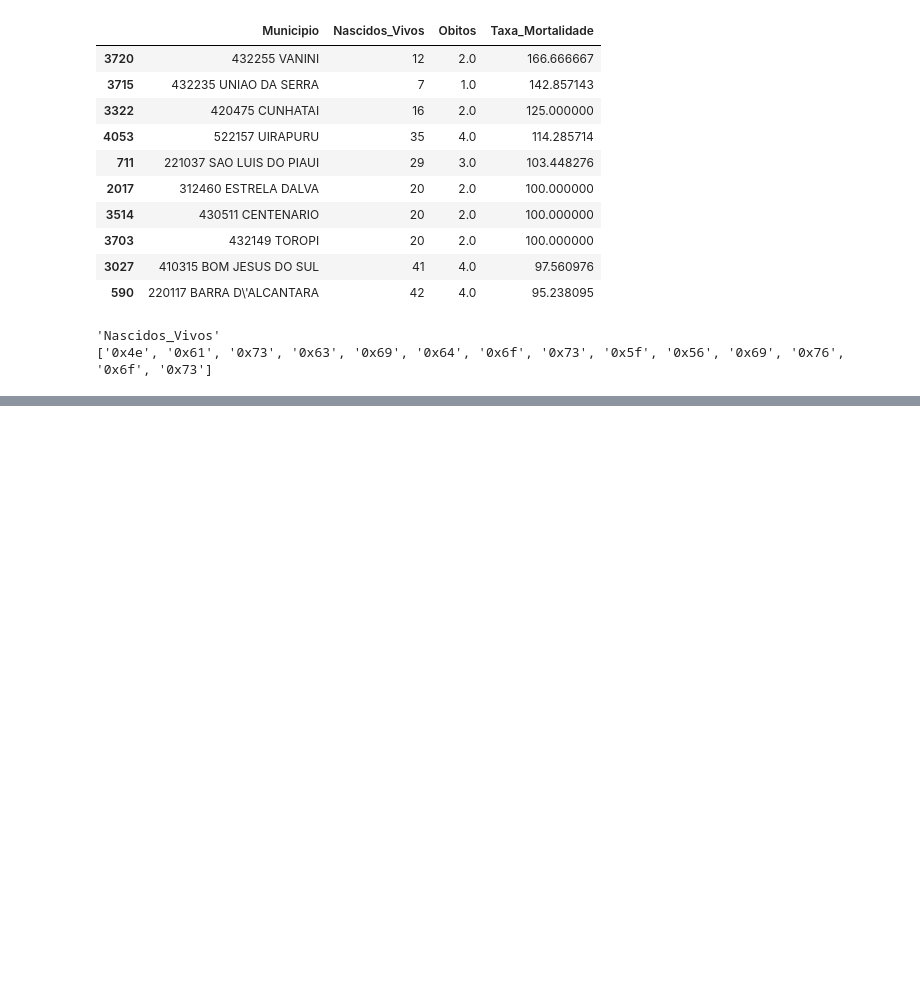
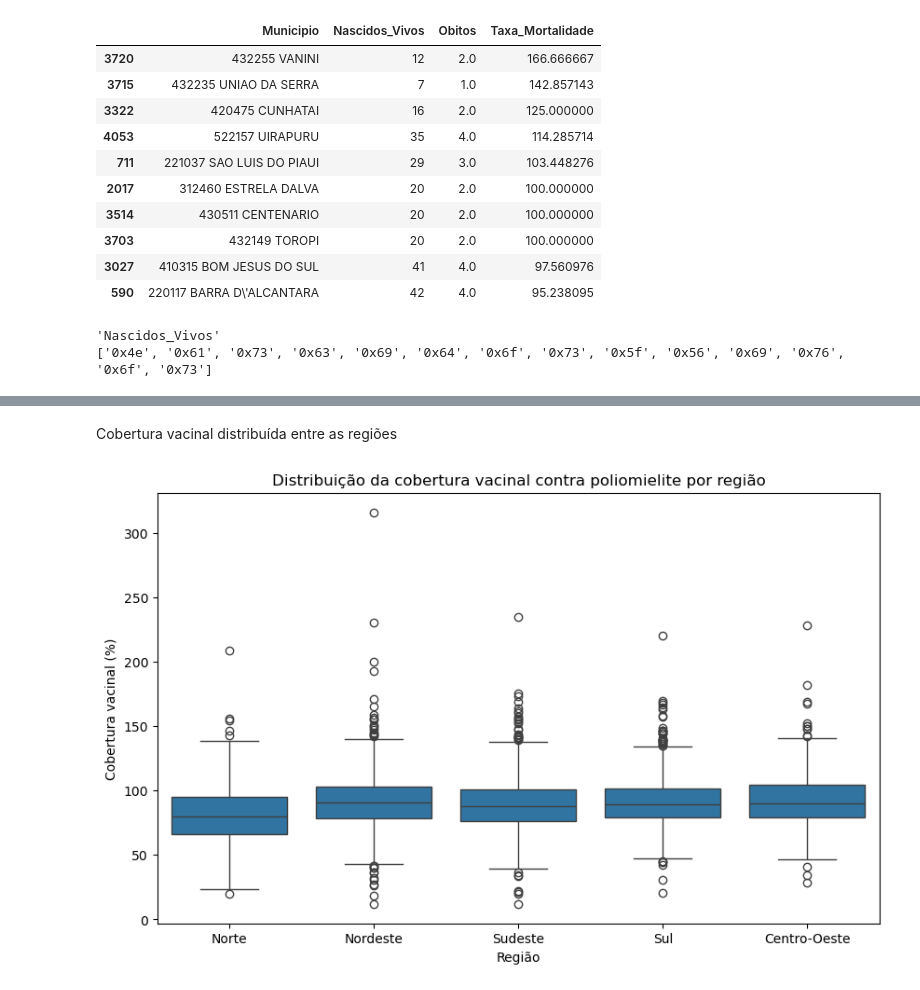
Before and after one commit to deltageneral186/Projeto-Final-de-Ciencia-de-Dados, a Jupyter notebook: datasets/Projeto Final de Ciência de Dados.ipynb, the cells around one changed output, grey strips where cells are left out. Cells and saved outputs as stored; diff of their text form; code cells hidden in the pictures; blank space fills up the shorter version.

```diff
--- a/datasets/Projeto Final de Ciência de Dados.ipynb
+++ b/datasets/Projeto Final de Ciência de Dados.ipynb
@@ -480,0 +524,17 @@ print([hex(ord(c)) for c in col])
+# %% [markdown]
+Cobertura vacinal distribuída entre as regiões
+# %%
+plt.figure(figsize=(10, 6))
+
+sns.boxplot(
+    data=df,
+    x="Região",
+    y="Cobertura_Poliomielite"
+)
+plt.title("Distribuição da cobertura vacinal contra poliomielite por região")
+plt.xlabel("Região")
+plt.ylabel("Cobertura vacinal (%)")
+
+plt.show()
+# %% [output]
+[figure, added]
```
Also changed, not shown: parts of 22 cells of this notebook.
